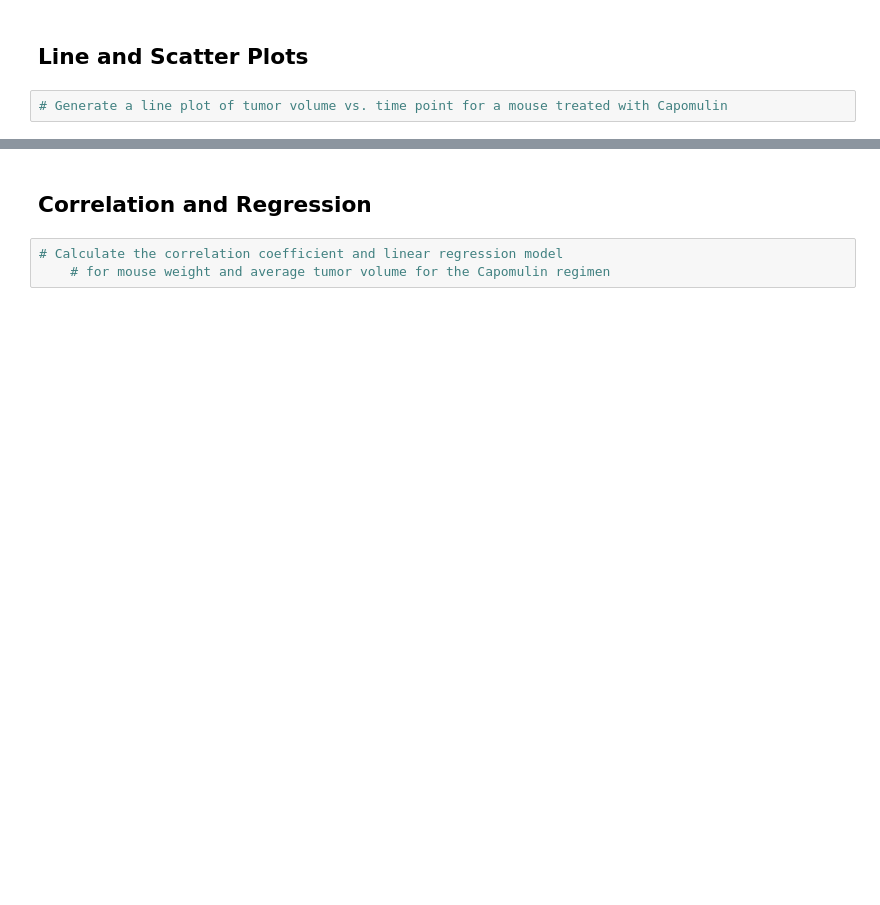
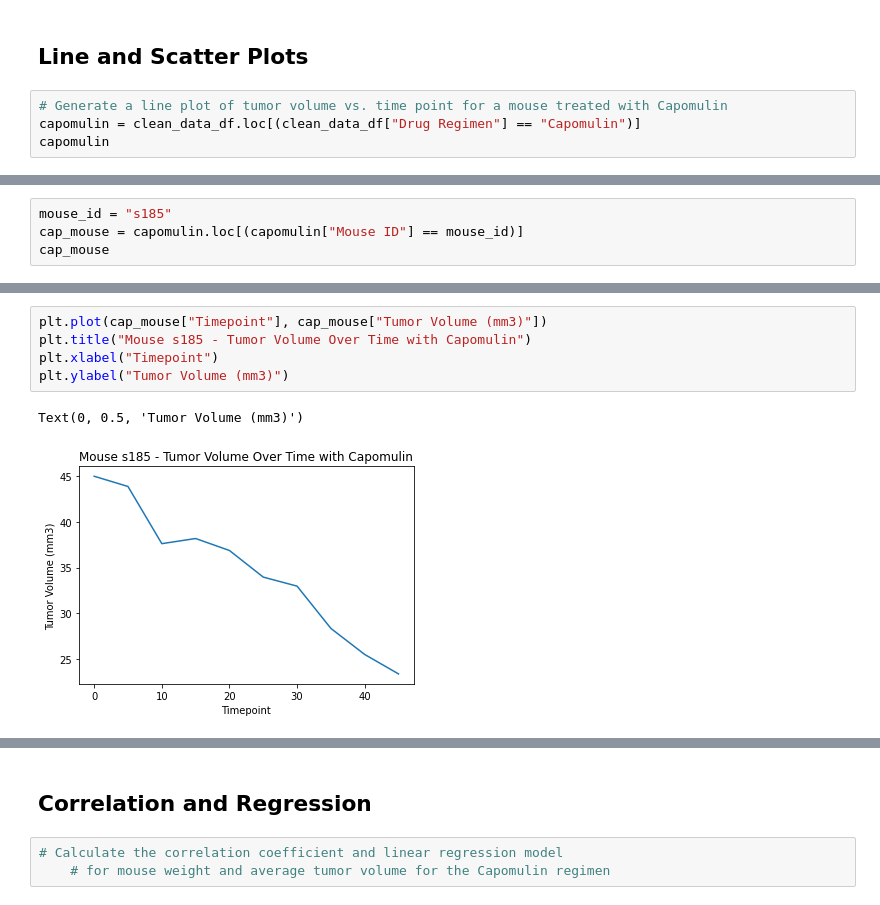
Before and after one commit to willserene/Matplotlib_Challenge, a Jupyter notebook: Pymaceuticals/pymaceuticals_starter.ipynb, the cells around one changed output, grey strips where cells are left out. Saved outputs shown, nothing was run; the diff lists cells and outputs as text; blank space fills up the shorter version.

```diff
--- a/Pymaceuticals/pymaceuticals_starter.ipynb
+++ b/Pymaceuticals/pymaceuticals_starter.ipynb
@@ -451,3 +490,5 @@ tumorvol_list = []
 ## Line and Scatter Plots
 # %%
 # Generate a line plot of tumor volume vs. time point for a mouse treated with Capomulin
+capomulin = clean_data_df.loc[(clean_data_df["Drug Regimen"] == "Capomulin")]
+capomulin
@@ -453,0 +509,4 @@ tumorvol_list = []
+# %%
+mouse_id = "s185"
+cap_mouse = capomulin.loc[(capomulin["Mouse ID"] == mouse_id)]
+cap_mouse
@@ -454,2 +525,10 @@ tumorvol_list = []
+# %%
+plt.plot(cap_mouse["Timepoint"], cap_mouse["Tumor Volume (mm3)"])
+plt.title("Mouse s185 - Tumor Volume Over Time with Capomulin")
+plt.xlabel("Timepoint")
+plt.ylabel("Tumor Volume (mm3)")
+# %% [output]
+Text(0, 0.5, 'Tumor Volume (mm3)')
+[figure, added]
 # %%
 # Generate a scatter plot of average tumor volume vs. mouse weight for the Capomulin regimen
```
Also changed, not shown: parts of 11 cells of this notebook.
